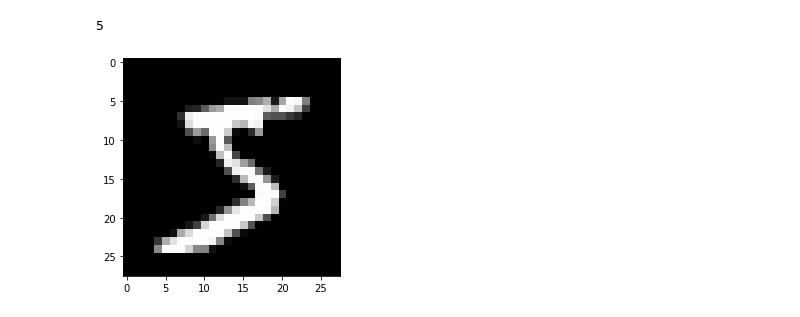
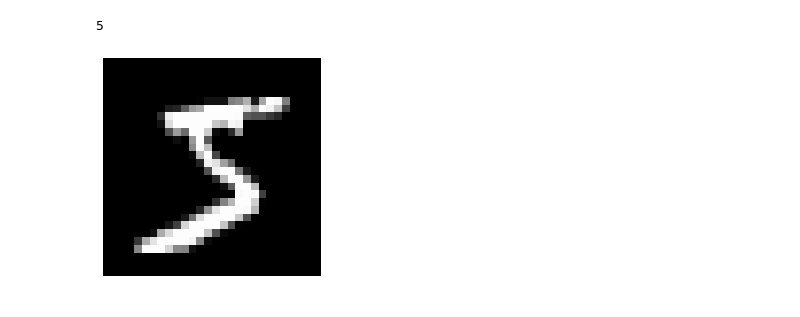
Before and after one commit to taimoon/handwritten-digits-recognition, a Jupyter notebook: exploring dataset.ipynb, the cells around one changed output. Cells and saved outputs as stored; diff of their text form; code cells hidden in the pictures.

```diff
--- a/exploring dataset.ipynb
+++ b/exploring dataset.ipynb
@@ -24,9 +23,8 @@ labels[0]
 5
 # %%
 data = mnist.extract_images('mnist_data/train-images-idx3-ubyte.gz', 1)
-import matplotlib.pyplot as plt
-image = np.asarray(data[0]).squeeze()
-plt.imshow(image, cmap='gray')
-plt.show()
+image = data[0].squeeze()
+plt.axis('off')
+plt.imshow(image, cmap='gray');
 # %% [output]
-[figure, old version]
+[figure, new version]
```
Also changed, not shown: parts of 3 cells of this notebook, 8 other files.
